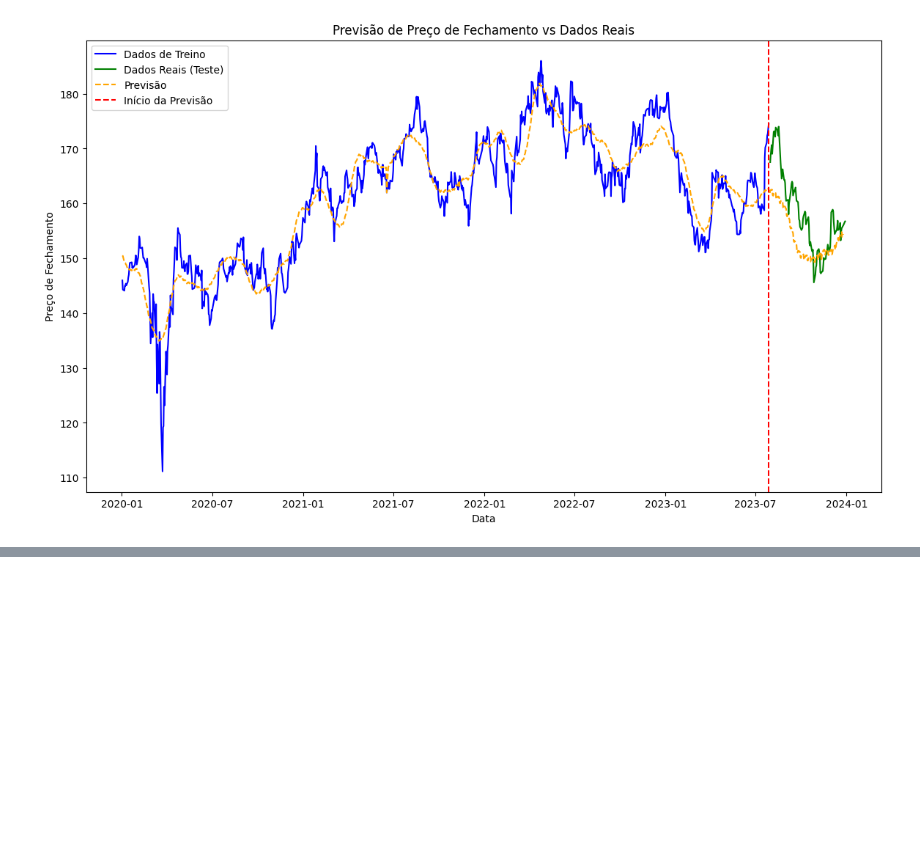
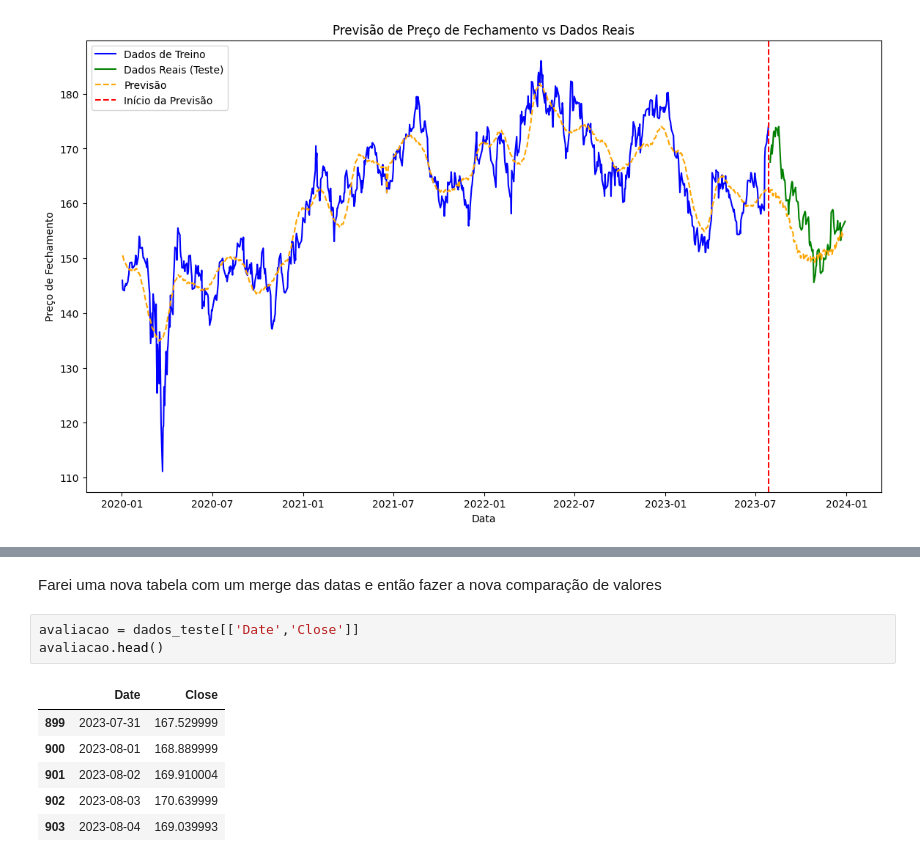
Before and after one commit to gimelato/imersao_python_excel_analise_dados, a Jupyter notebook: aula_5/imersao_python_aula5.ipynb, the cells around one changed output, grey strips where cells are left out. Cells and saved outputs as stored; diff of their text form; blank space fills up the shorter version.

```diff
--- a/aula_5/imersao_python_aula5.ipynb
+++ b/aula_5/imersao_python_aula5.ipynb
@@ -93,0 +147,12 @@ plt.show()
+# %% [markdown]
+Farei uma nova tabela com um merge das datas e então fazer a nova comparação de valores
+# %%
+avaliacao = dados_teste[['Date','Close']]
+avaliacao.head()
+# %% [output]
+|  | Date | Close |
+| 899 | 2023-07-31 | 167.529999 |
+| 900 | 2023-08-01 | 168.889999 |
+| 901 | 2023-08-02 | 169.910004 |
+| 902 | 2023-08-03 | 170.639999 |
+| 903 | 2023-08-04 | 169.039993 |
```
Also changed, not shown: parts of 7 cells of this notebook.
